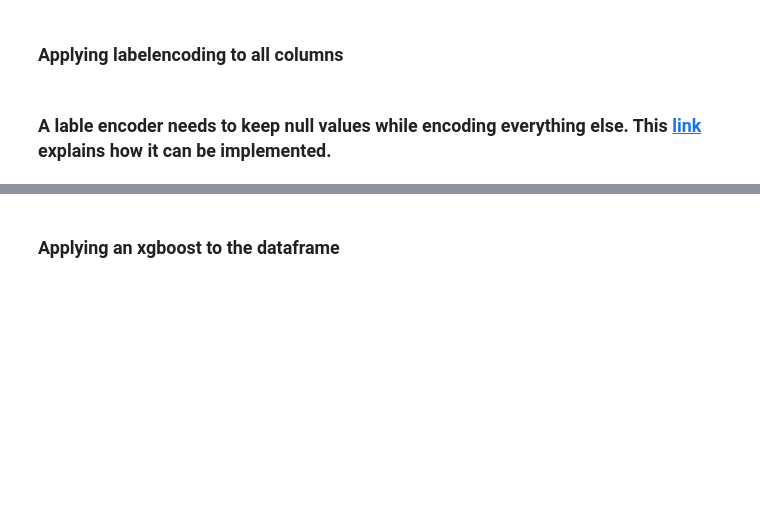
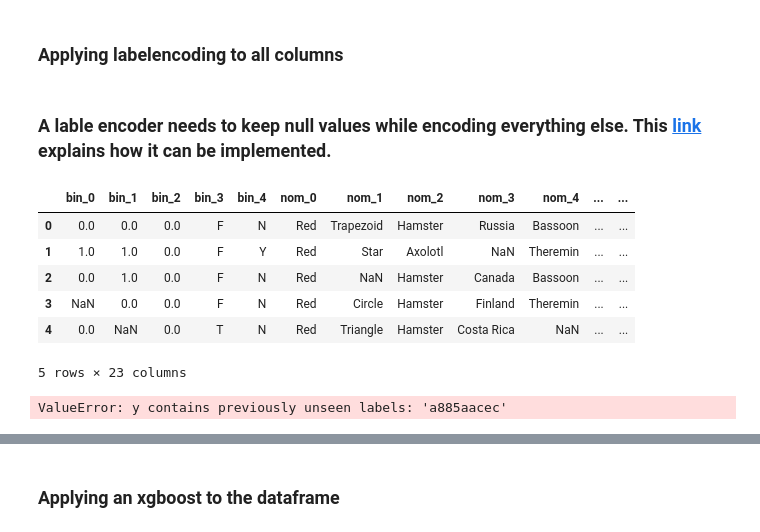
Before and after one commit to ErfanEbrahimiBazaz/encoding_categorical_variables, a Jupyter notebook: Applying different encoders.ipynb, the cells around one changed output, grey strips where cells are left out. Saved outputs shown, nothing was run; the diff lists cells and outputs as text; code cells hidden in the pictures; blank space fills up the shorter version.

```diff
--- a/Applying different encoders.ipynb
+++ b/Applying different encoders.ipynb
@@ -124,3 +134,14 @@ column target ----- 2 unique values ---- type: int64
 # df_train['bin_3'].head()
 # %% [markdown]
 ### A lable encoder needs to keep null values while encoding everything else. This **[link](https://stackoverflow.com/questions/54444260/labelencoder-that-keeps-missing-values-as-nan)** explains how it can be implemented.
+# %%
+df_train_cleaned = df_train.drop(['id', 'target'], axis = 1)
+df_train_cleaned.head()
+# %% [output]
+|  | bin_0 | bin_1 | bin_2 | bin_3 | bin_4 | nom_0 | nom_1 | nom_2 | nom_3 | nom_4 | ... | ... |
+| 0 | 0.0 | 0.0 | 0.0 | F | N | Red | Trapezoid | Hamster | Russia | Bassoon | ... | ... |
+| 1 | 1.0 | 1.0 | 0.0 | F | Y | Red | Star | Axolotl | NaN | Theremin | ... | ... |
+| 2 | 0.0 | 1.0 | 0.0 | F | N | Red | NaN | Hamster | Canada | Bassoon | ... | ... |
+| 3 | NaN | 0.0 | 0.0 | F | N | Red | Circle | Hamster | Finland | Theremin | ... | ... |
+| 4 | 0.0 | NaN | 0.0 | T | N | Red | Triangle | Hamster | Costa Rica | NaN | ... | ... |
+5 rows × 23 columns
@@ -126,0 +151,23 @@ column target ----- 2 unique values ---- type: int64
+# %%
+encoders = dict()
+
+for col_name in df_train_cleaned.columns:
+    if df_train_cleaned[col_name].dtype == 'object':
+        label_encoder = LabelEncoder()
+        series = df_train_cleaned[col_name]
+        df_train_cleaned[col_name] = pd.Series(
+            label_encoder.fit_transform(series[series.notnull()]),
+            index=series[series.notnull()].index
+        )
+
+        # This will cause the following error due to seeing unseen values for the first time in test data frame
+        # ValueError: y contains previously unseen labels: 'a885aacec'
+        series = df_test[col_name]
+        df_test[col_name] = pd.Series(
+            label_encoder.transform(series[series.notnull()]),
+            index=series[series.notnull()].index
+        )
+
+        encoders[col_name] = label_encoder
+# %% [output]
+ValueError: y contains previously unseen labels: 'a885aacec'
```
Also changed, not shown: parts of 11 cells of this notebook.
